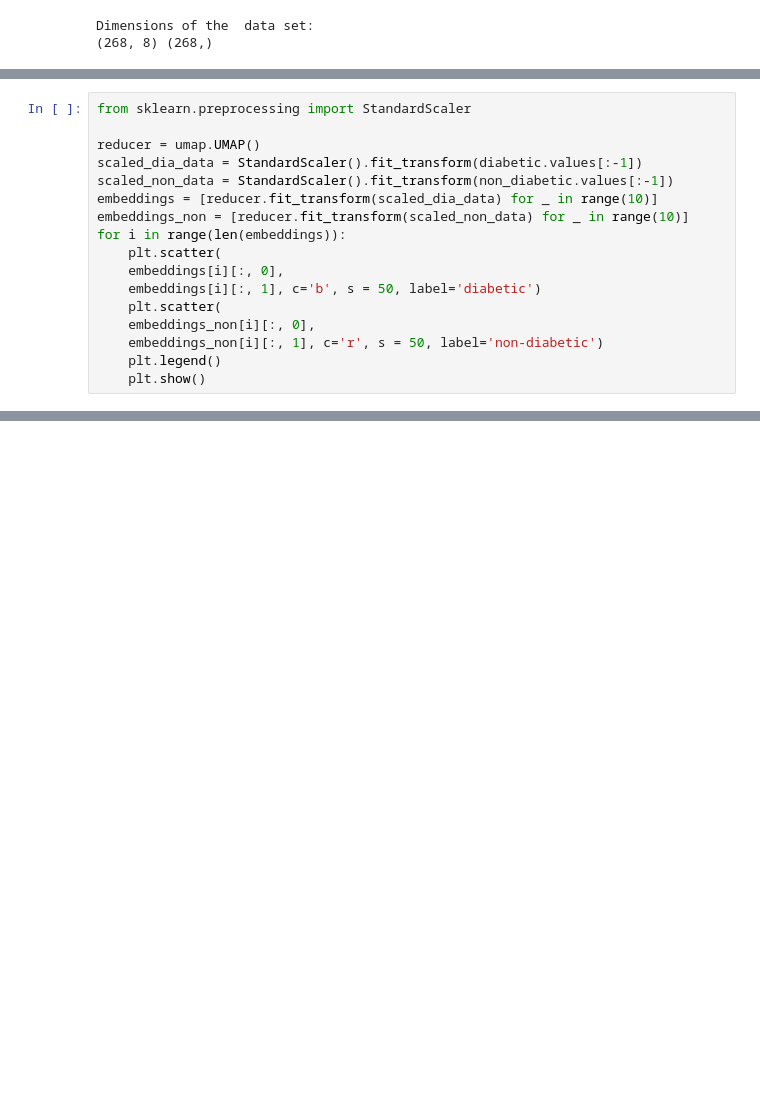
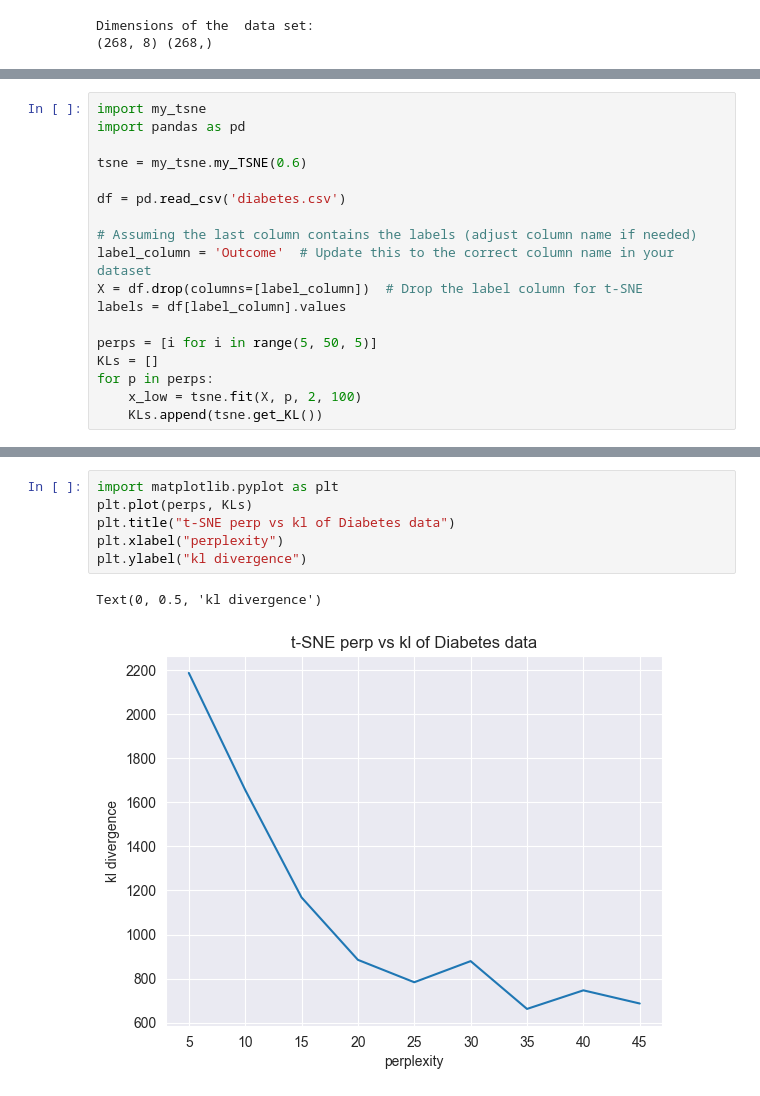
Before and after one commit to shin-fued/umap_vs_tsne, a Jupyter notebook: umap.ipynb, the cells around one changed output, grey strips where cells are left out. Cells and saved outputs as stored; diff of their text form; blank space fills up the shorter version.

```diff
--- a/umap.ipynb
+++ b/umap.ipynb
@@ -319,17 +38,0 @@ import umap
-# %%
-from sklearn.preprocessing import StandardScaler
-
-reducer = umap.UMAP()
-scaled_dia_data = StandardScaler().fit_transform(diabetic.values[:-1])
-scaled_non_data = StandardScaler().fit_transform(non_diabetic.values[:-1])
-embeddings = [reducer.fit_transform(scaled_dia_data) for _ in range(10)]
-embeddings_non = [reducer.fit_transform(scaled_non_data) for _ in range(10)]
-for i in range(len(embeddings)):
-    plt.scatter(
-    embeddings[i][:, 0],
-    embeddings[i][:, 1], c='b', s = 50, label='diabetic')
-    plt.scatter(
-    embeddings_non[i][:, 0],
-    embeddings_non[i][:, 1], c='r', s = 50, label='non-diabetic')
-    plt.legend()
-    plt.show()
@@ -348,0 +58,18 @@ import my_tsne
+# %%
+import my_tsne
+import pandas as pd
+
+tsne = my_tsne.my_TSNE(0.6)
+
+df = pd.read_csv('diabetes.csv')
+
+# Assuming the last column contains the labels (adjust column name if needed)
+label_column = 'Outcome'  # Update this to the correct column name in your dataset
+X = df.drop(columns=[label_column])  # Drop the label column for t-SNE
+labels = df[label_column].values
+
+perps = [i for i in range(5, 50, 5)]
+KLs = []
+for p in perps:
+    x_low = tsne.fit(X, p, 2, 100)
+    KLs.append(tsne.get_KL())
@@ -348,0 +80,9 @@ import my_tsne
+# %%
+import matplotlib.pyplot as plt
+plt.plot(perps, KLs)
+plt.title("t-SNE perp vs kl of Diabetes data")
+plt.xlabel("perplexity")
+plt.ylabel("kl divergence")
+# %% [output]
+Text(0, 0.5, 'kl divergence')
+[figure, added]
```
Also changed, not shown: parts of 23 cells of this notebook, 3 other files.
